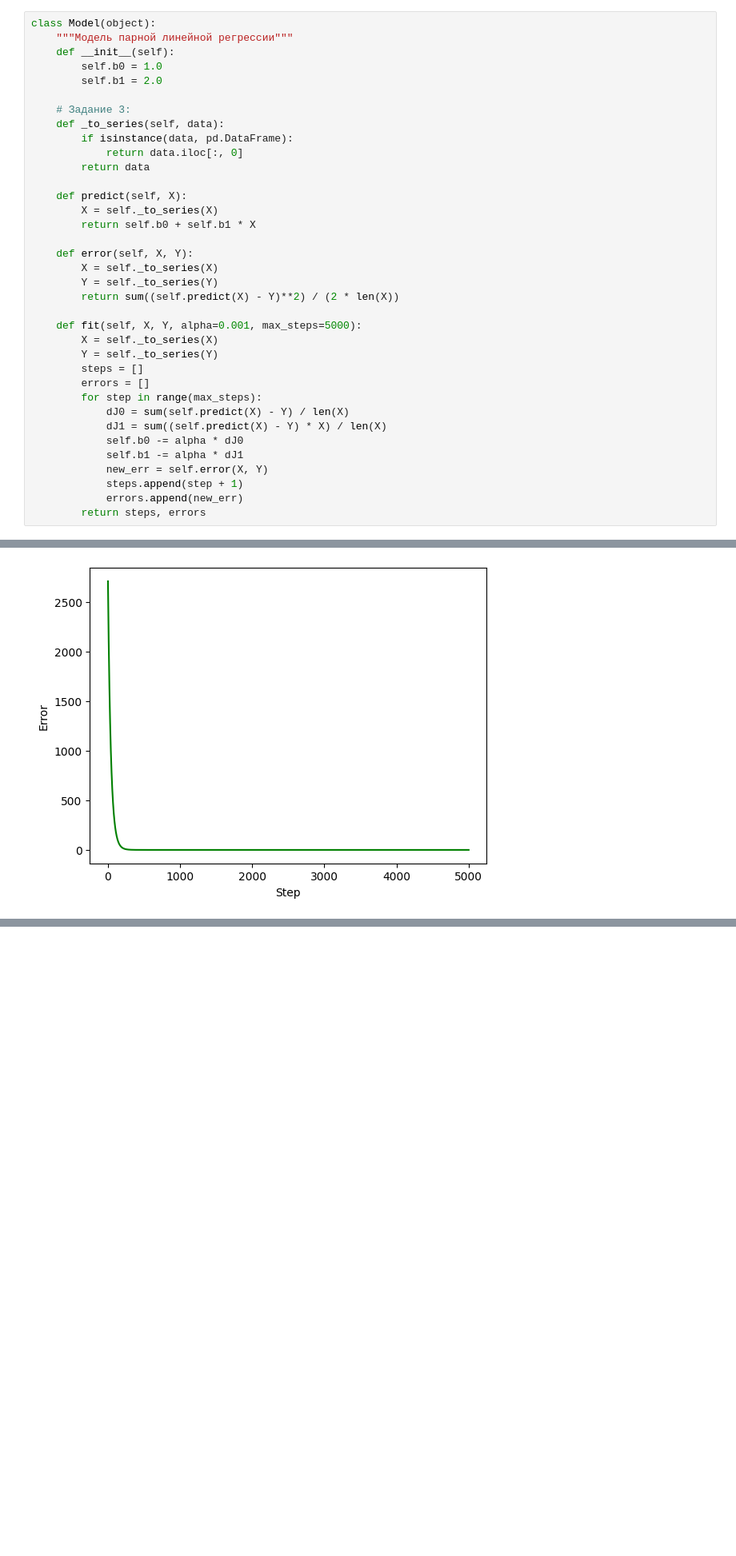
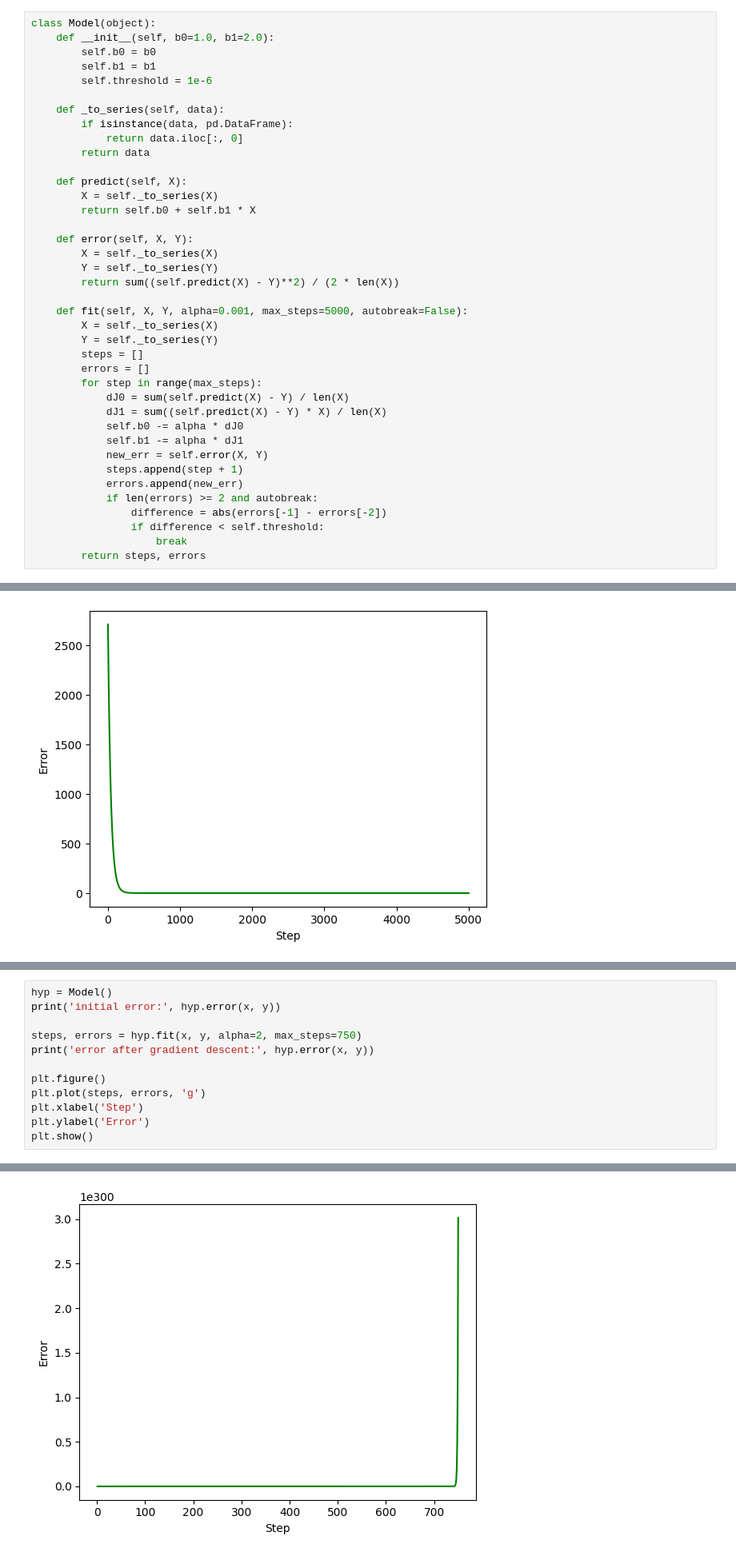
Before and after one commit to BUSH222/misis_ml_course_sem6, a Jupyter notebook: ML1.1 linear regression/1.1ml.ipynb, the cells around one changed output, grey strips where cells are left out. Shown at 80% size. Drawn from its saved outputs; the diff is of its cells as text; blank space fills up the shorter version.

```diff
--- a/ML1.1 linear regression/1.1ml.ipynb
+++ b/ML1.1 linear regression/1.1ml.ipynb
@@ -18,12 +18,11 @@ x.head()
 Name: 0, dtype: float64
 # %%
 class Model(object):
-    """Модель парной линейной регрессии"""
-    def __init__(self):
-        self.b0 = 1.0
-        self.b1 = 2.0
+    def __init__(self, b0=1.0, b1=2.0):
+        self.b0 = b0
+        self.b1 = b1
+        self.threshold = 1e-6
 
-    # Задание 3:
     def _to_series(self, data):
         if isinstance(data, pd.DataFrame):
             return data.iloc[:, 0]
@@ -38,7 +37,7 @@ class Model(object):
         Y = self._to_series(Y)
         return sum((self.predict(X) - Y)**2) / (2 * len(X))
 
-    def fit(self, X, Y, alpha=0.001, max_steps=5000):
+    def fit(self, X, Y, alpha=0.001, max_steps=5000, autobreak=False):
         X = self._to_series(X)
         Y = self._to_series(Y)
         steps = []
@@ -51,6 +50,10 @@ class Model(object):
             new_err = self.error(X, Y)
             steps.append(step + 1)
             errors.append(new_err)
+            if len(errors) >= 2 and autobreak:
+                difference = abs(errors[-1] - errors[-2])
+                if difference < self.threshold:
+                    break
         return steps, errors
 # %%
 hyp = Model()
@@ -116,0 +104,13 @@ error after gradient descent: nan
+# %%
+hyp = Model()
+print('initial error:', hyp.error(x, y))
+
+steps, errors = hyp.fit(x, y, alpha=2, max_steps=750)
+print('error after gradient descent:', hyp.error(x, y))
+
+plt.figure()
+plt.plot(steps, errors, 'g')
+plt.xlabel('Step')
+plt.ylabel('Error')
+plt.show()
+# %% [output]
@@ -116,0 +119 @@ error after gradient descent: nan
+[figure, added]
```
Also changed, not shown: parts of 14 cells of this notebook.
